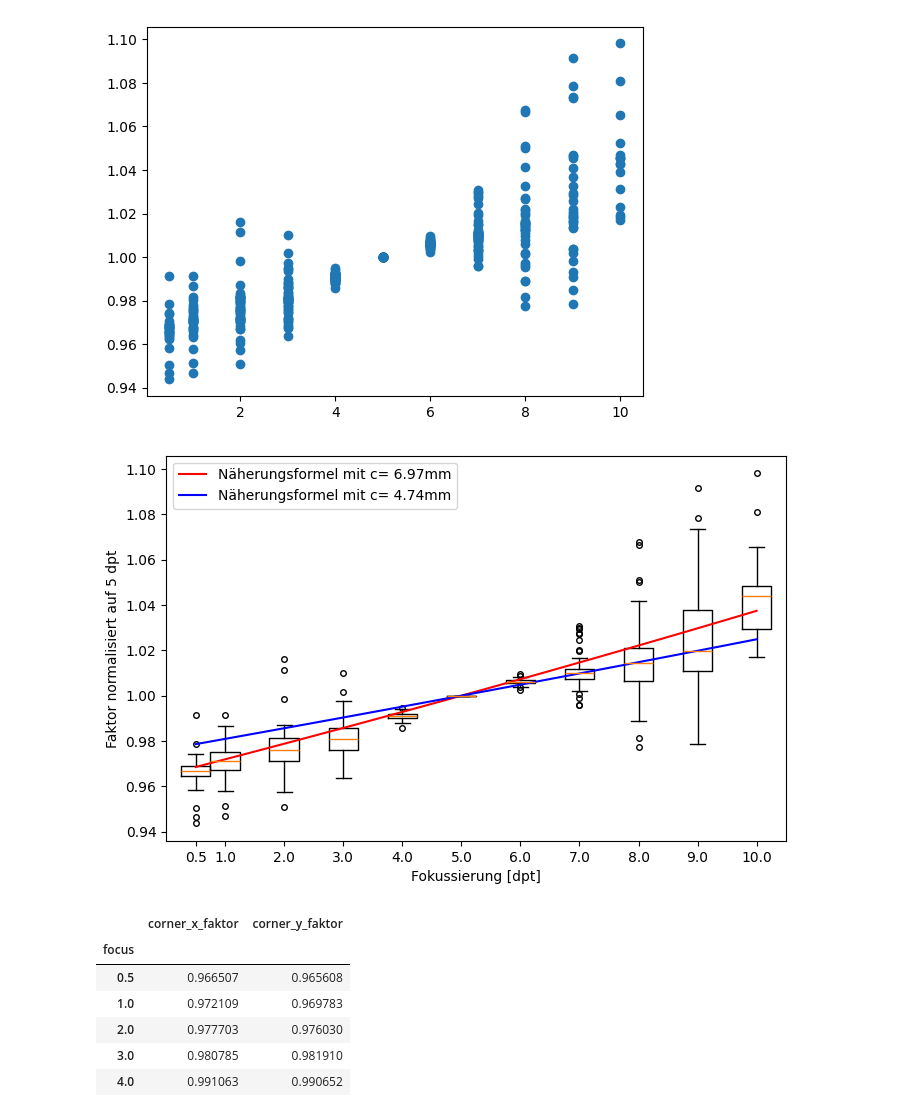
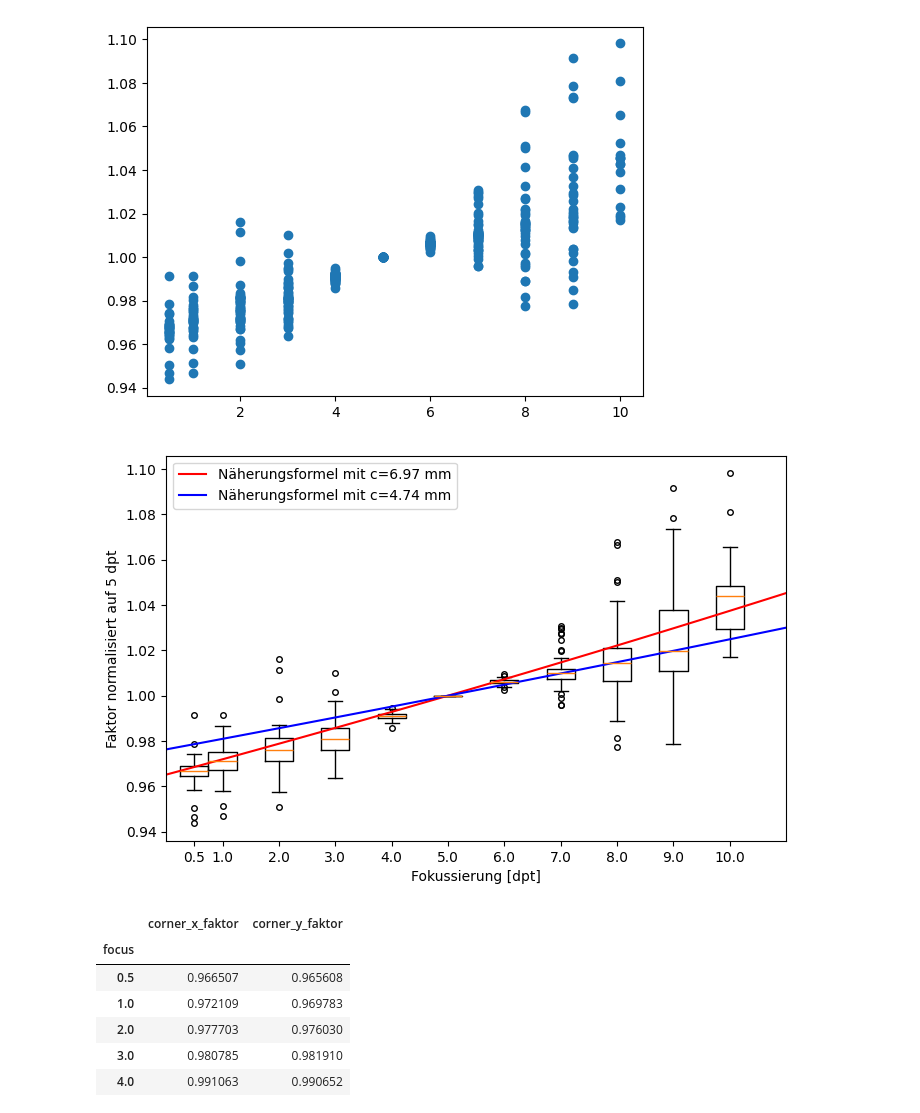
Before and after one commit to FlorianTimm/PhotoBox_Experimente, a Jupyter notebook: Fokus/fokus_faktor.ipynb, the cells around one changed output. Drawn from its saved outputs; the diff is of its cells as text; code cells hidden in the pictures.

Commit message:
Diagrammanpassung

```diff
--- a/Fokus/fokus_faktor.ipynb
+++ b/Fokus/fokus_faktor.ipynb
@@ -172,25 +172,26 @@ popt, pcov
 [figure]
 # %%
 plt.figure(figsize=(8, 5))
+plt.xlim(0, 11)
 # plt.scatter(k.reset_index()["focus"], k.reset_index()["corner_x_faktor"])
-x_fit = np.linspace(0.5, 10, 100)
+x_fit = np.linspace(0.0001, 11, 100)
 
 
 k_group = pd.DataFrame(zip(x_values, y_values), columns=[
                        "lenspos", "faktor"]).groupby("lenspos")
 plt.boxplot(k_group["faktor"].apply(
     list), positions=list(k_group.groups.keys()), flierprops=dict(marker='o', markersize=4))
 plt.plot(x_fit, naehrung(x_fit, *popt), 'r-',
-         label='Näherungsformel mit c=%5.2fmm' % tuple(popt))
+         label='Näherungsformel mit c=%3.2f mm' % tuple(popt))
 plt.plot(x_fit, naehrung(x_fit, 4.74), 'b-',
-         label='Näherungsformel mit c=%5.2fmm' % 4.74)
+         label='Näherungsformel mit c=%3.2f mm' % 4.74)
 plt.xlabel("Fokussierung [dpt]")
 plt.ylabel("Faktor normalisiert auf 5 dpt")
 plt.legend()
 plt.savefig("../../Thesis/img/fokus_faktor_diagramm_box.pdf", format="pdf")
 # plt.show()
 # %% [output]
-[figure, old version]
+[figure, new version]
 # %%
 faktor = k.groupby("focus").agg(
     {"corner_x_faktor": "mean", "corner_y_faktor": "mean"})
```
Also changed, not shown: 3 other files.
